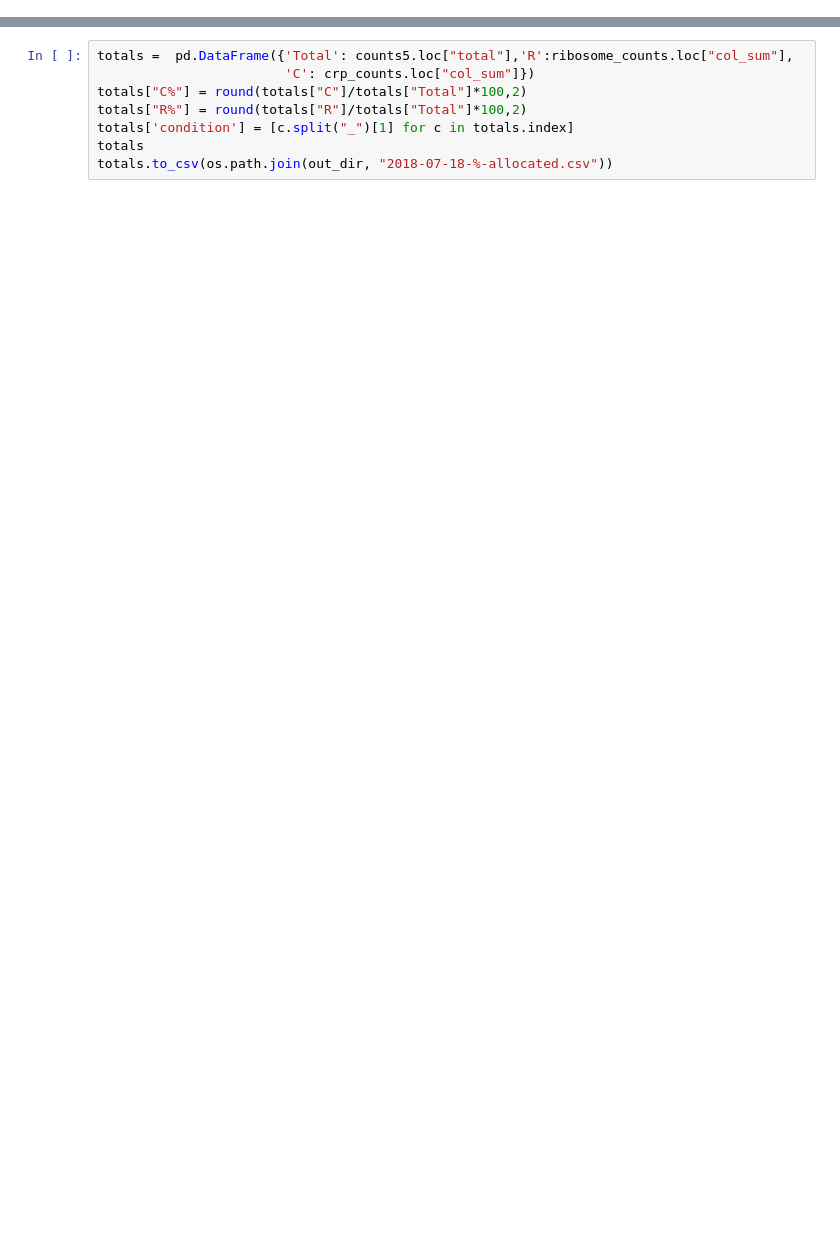
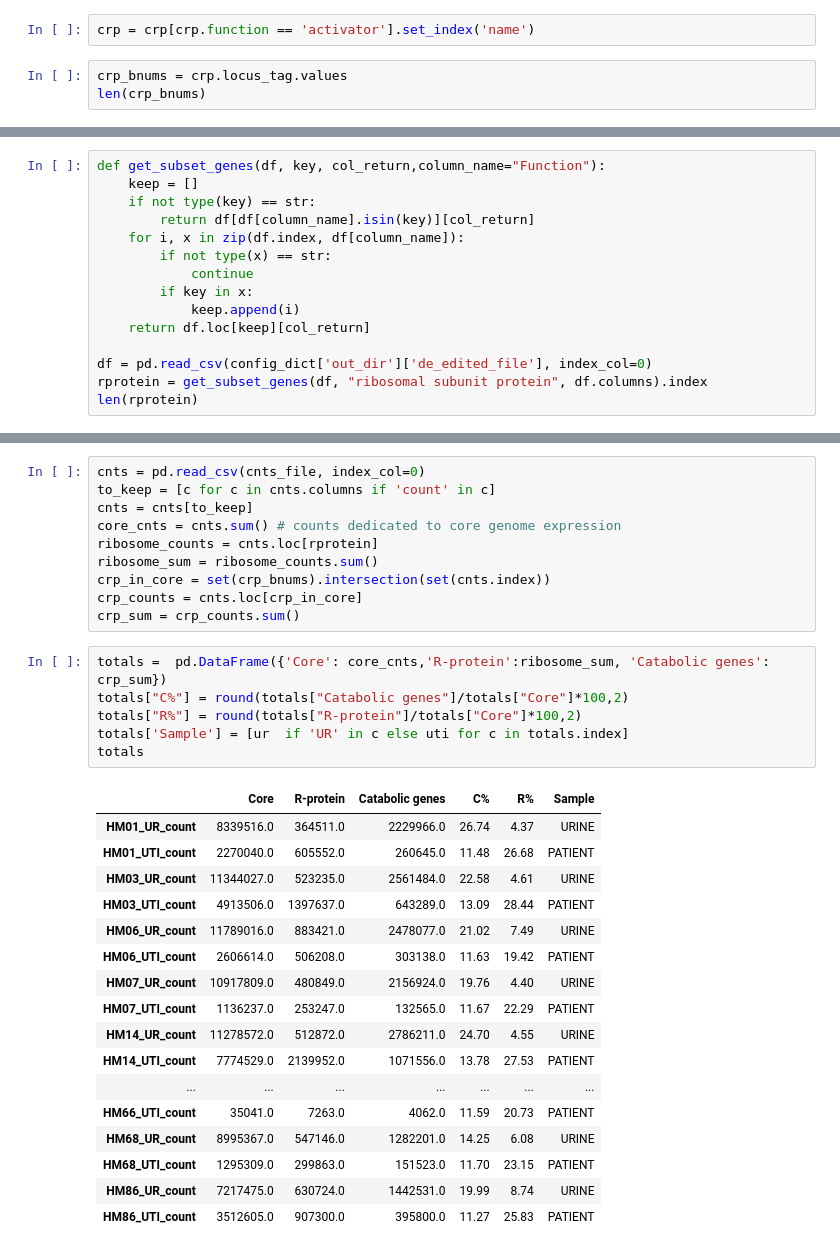
Before and after one commit to ASintsova/HUTI-RNAseq, a Jupyter notebook: analysis/resource_reallocation/resource_reallocation.ipynb, the cells around one changed output, grey strips where cells are left out. Cells and saved outputs as stored; diff of their text form; blank space fills up the shorter version.

```diff
--- a/analysis/resource_reallocation/resource_reallocation.ipynb
+++ b/analysis/resource_reallocation/resource_reallocation.ipynb
@@ -37,0 +29,5 @@ figures_folder = "/Users/annasintsova/git_repos/HUTI-RNAseq/figures/resource_rea
+# %%
+crp = crp[crp.function == 'activator'].set_index('name')
+# %%
+crp_bnums = crp.locus_tag.values
+len(crp_bnums)
@@ -37,0 +36,15 @@ figures_folder = "/Users/annasintsova/git_repos/HUTI-RNAseq/figures/resource_rea
+# %%
+def get_subset_genes(df, key, col_return,column_name="Function"):
+    keep = []
+    if not type(key) == str:
+        return df[df[column_name].isin(key)][col_return]
+    for i, x in zip(df.index, df[column_name]):
+        if not type(x) == str:
+            continue
+        if key in x:
+            keep.append(i)
+    return df.loc[keep][col_return]
+
+df = pd.read_csv(config_dict['out_dir']['de_edited_file'], index_col=0)
+rprotein = get_subset_genes(df, "ribosomal subunit protein", df.columns).index
+len(rprotein)
@@ -120,8 +64,34 @@ Name: col_sum, dtype: float64
+# %%
+cnts = pd.read_csv(cnts_file, index_col=0)
+to_keep = [c for c in cnts.columns if 'count' in c]
+cnts = cnts[to_keep]
+core_cnts = cnts.sum() # counts dedicated to core genome expression
+ribosome_counts = cnts.loc[rprotein]
+ribosome_sum = ribosome_counts.sum()
+crp_in_core = set(crp_bnums).intersection(set(cnts.index))
+crp_counts = cnts.loc[crp_in_core]
+crp_sum = crp_counts.sum()
 # %%
-totals =  pd.DataFrame({'Total': counts5.loc["total"],'R':ribosome_counts.loc["col_sum"],
-                        'C': crp_counts.loc["col_sum"]})
-totals["C%"] = round(totals["C"]/totals["Total"]*100,2)
-totals["R%"] = round(totals["R"]/totals["Total"]*100,2)
-totals['condition'] = [c.split("_")[1] for c in totals.index]
+totals =  pd.DataFrame({'Core': core_cnts,'R-protein':ribosome_sum, 'Catabolic genes': crp_sum})
+totals["C%"] = round(totals["Catabolic genes"]/totals["Core"]*100,2)
+totals["R%"] = round(totals["R-protein"]/totals["Core"]*100,2)
+totals['Sample'] = [ur  if 'UR' in c else uti for c in totals.index]
 totals
-totals.to_csv(os.path.join(out_dir, "2018-07-18-%-allocated.csv"))
+# %% [output]
+|  | Core | R-protein | Catabolic genes | C% | R% | Sample |
+| HM01_UR_count | 8339516.0 | 364511.0 | 2229966.0 | 26.74 | 4.37 | URINE |
+| HM01_UTI_count | 2270040.0 | 605552.0 | 260645.0 | 11.48 | 26.68 | PATIENT |
+| HM03_UR_count | 11344027.0 | 523235.0 | 2561484.0 | 22.58 | 4.61 | URINE |
+| HM03_UTI_count | 4913506.0 | 1397637.0 | 643289.0 | 13.09 | 28.44 | PATIENT |
+| HM06_UR_count | 11789016.0 | 883421.0 | 2478077.0 | 21.02 | 7.49 | URINE |
+| HM06_UTI_count | 2606614.0 | 506208.0 | 303138.0 | 11.63 | 19.42 | PATIENT |
+| HM07_UR_count | 10917809.0 | 480849.0 | 2156924.0 | 19.76 | 4.40 | URINE |
+| HM07_UTI_count | 1136237.0 | 253247.0 | 132565.0 | 11.67 | 22.29 | PATIENT |
+| HM14_UR_count | 11278572.0 | 512872.0 | 2786211.0 | 24.70 | 4.55 | URINE |
+| HM14_UTI_count | 7774529.0 | 2139952.0 | 1071556.0 | 13.78 | 27.53 | PATIENT |
+| ... | ... | ... | ... | ... | ... | ... |
+| HM66_UTI_count | 35041.0 | 7263.0 | 4062.0 | 11.59 | 20.73 | PATIENT |
+| HM68_UR_count | 8995367.0 | 547146.0 | 1282201.0 | 14.25 | 6.08 | URINE |
+| HM68_UTI_count | 1295309.0 | 299863.0 | 151523.0 | 11.70 | 23.15 | PATIENT |
+| HM86_UR_count | 7217475.0 | 630724.0 | 1442531.0 | 19.99 | 8.74 | URINE |
+| HM86_UTI_count | 3512605.0 | 907300.0 | 395800.0 | 11.27 | 25.83 | PATIENT |
```
Also changed, not shown: parts of 23 cells of this notebook, 4 other files.
